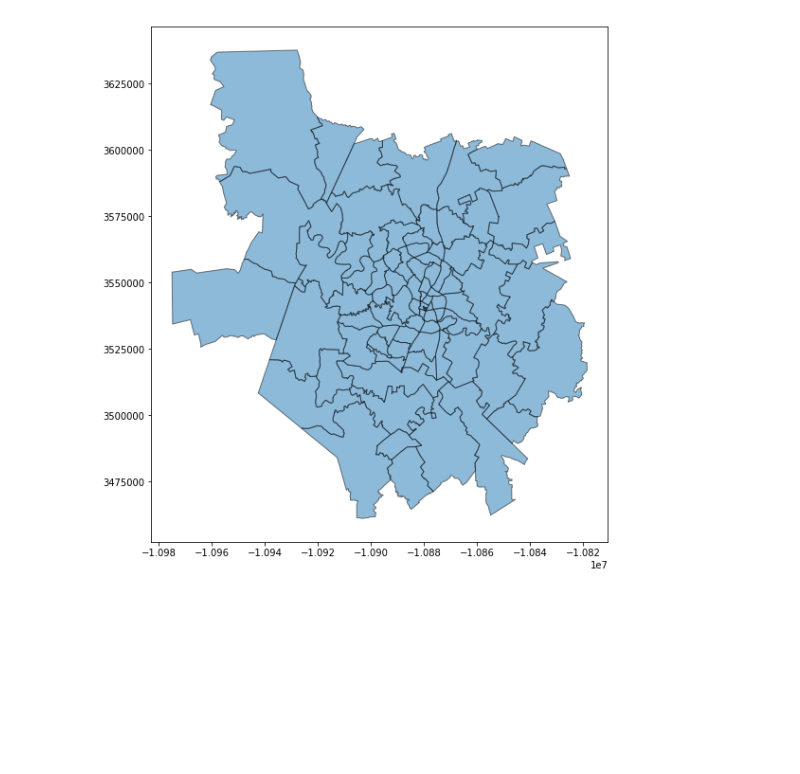
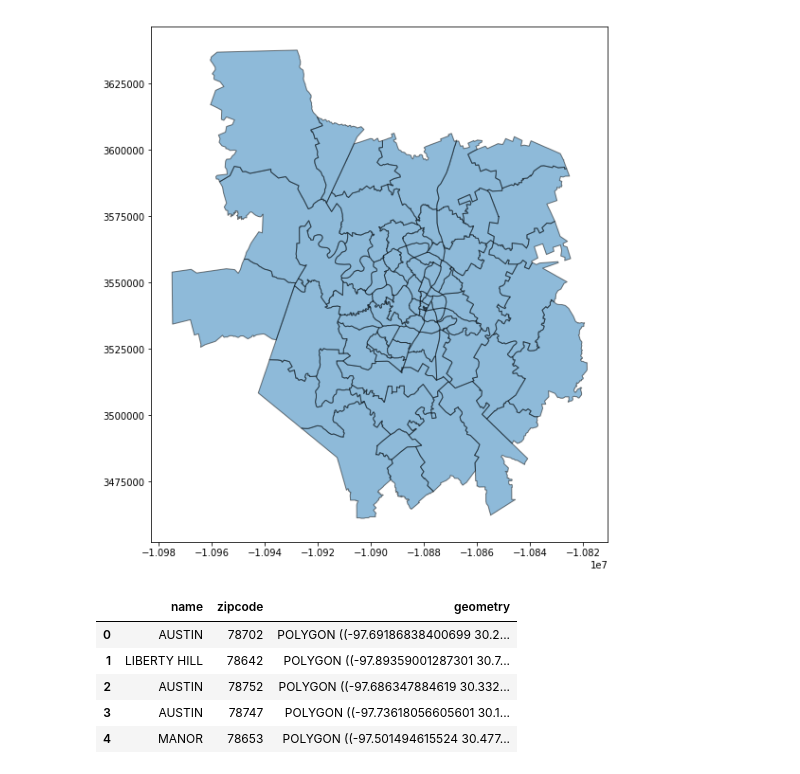
Before and after one commit to ziangzhang10/austin-animal-shelters, a Jupyter notebook: geopandas.ipynb, the cells around one changed output. Cells and saved outputs as stored; diff of their text form; code cells hidden in the pictures; blank space fills up the shorter version.

```diff
--- a/geopandas.ipynb
+++ b/geopandas.ipynb
@@ -53,3 +53,12 @@ NameError: name 'add_basemap' is not defined
 # %%
 # drop columns
 shapefile_df = data[['name', 'zipcode', 'geometry']].copy()
+# %%
+shapefile_df.head()
+# %% [output]
+|  | name | zipcode | geometry |
+| 0 | AUSTIN | 78702 | POLYGON ((-97.69186838400699 30.2... |
+| 1 | LIBERTY HILL | 78642 | POLYGON ((-97.89359001287301 30.7... |
+| 2 | AUSTIN | 78752 | POLYGON ((-97.686347884619 30.332... |
+| 3 | AUSTIN | 78747 | POLYGON ((-97.73618056605601 30.1... |
+| 4 | MANOR | 78653 | POLYGON ((-97.501494615524 30.477... |
```
Also changed, not shown: parts of 1 cell of this notebook, 1 other file.
